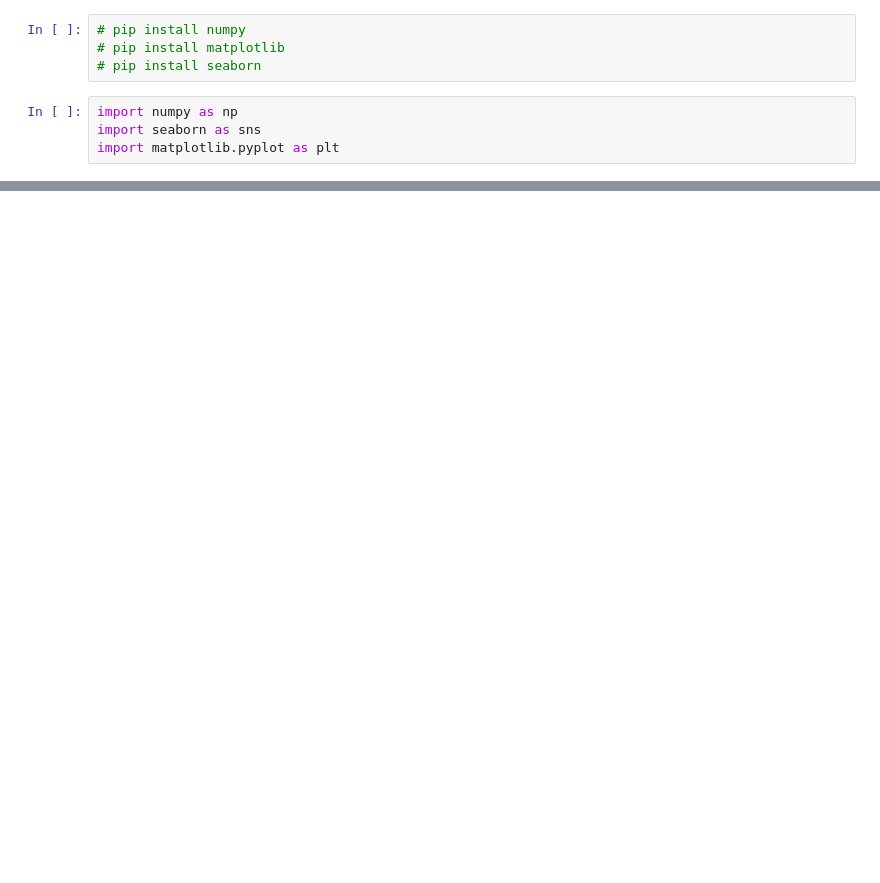
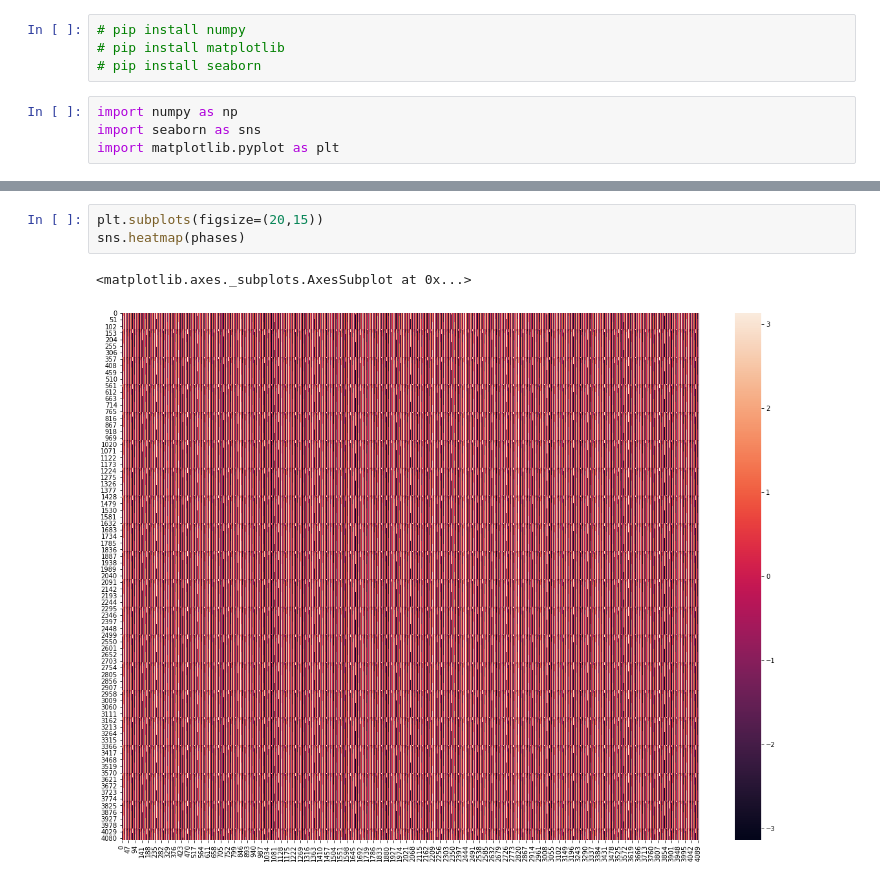
Before and after one commit to VladikNeVladik/Fourier-Optics, a Jupyter notebook: notebooks/Vis.ipynb, the cells around one changed output, grey strips where cells are left out. Saved outputs shown, nothing was run; the diff lists cells and outputs as text; blank space fills up the shorter version.

```diff
--- a/notebooks/Vis.ipynb
+++ b/notebooks/Vis.ipynb
@@ -35,0 +36,6 @@ sns.heatmap(data)
+# %%
+plt.subplots(figsize=(20,15))
+sns.heatmap(phases)
+# %% [output]
+<matplotlib.axes._subplots.AxesSubplot at 0x...>
+[figure, added]
```
Also changed, not shown: parts of 5 cells of this notebook, 6 other files.
